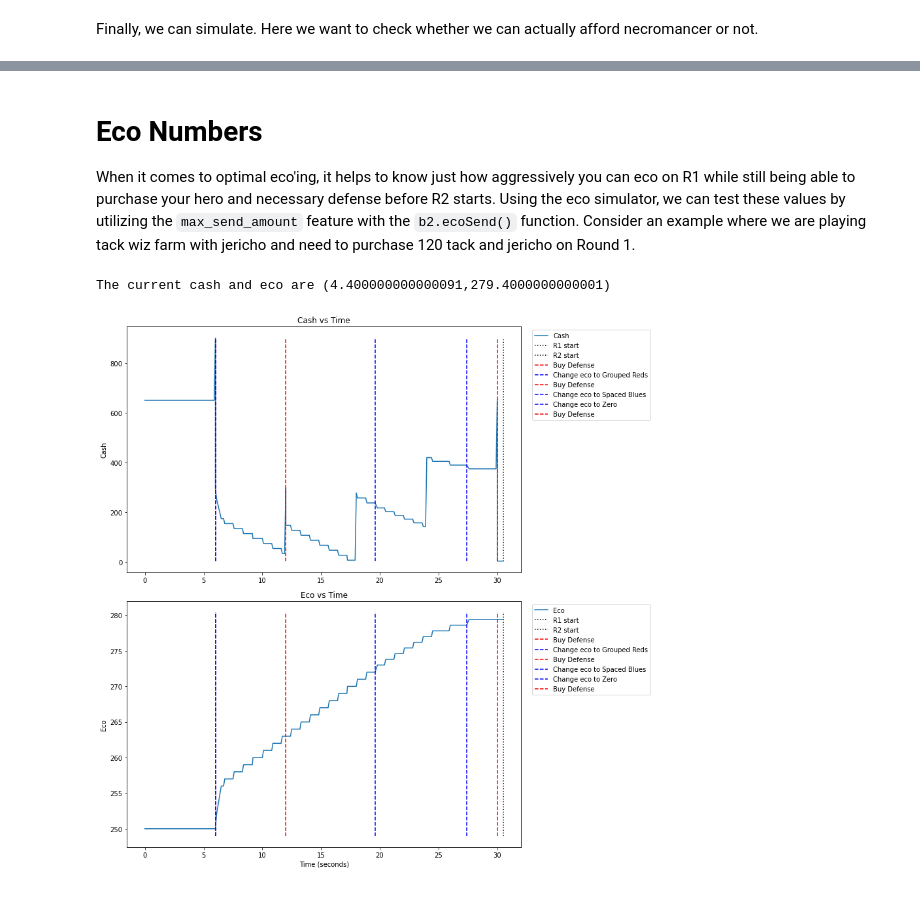
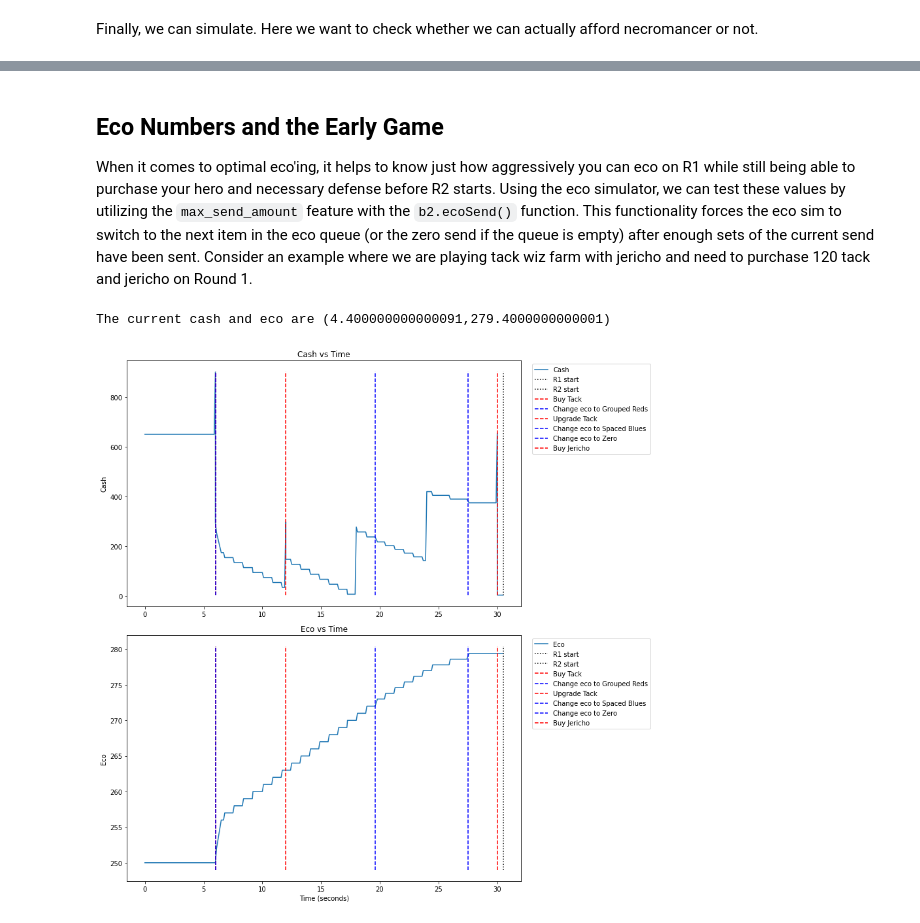
Before and after one commit to redlaserbmBTD/BTDB2_SIMULATOR, a Jupyter notebook: examples/2_using_queues.ipynb, the cells around one changed output, grey strips where cells are left out. Cells and saved outputs as stored; diff of their text form; code cells hidden in the pictures.

Commit message:
better handling of global variables, updated druid farms, new "max_eco_amount" functionality for eco, and more!

```diff
--- a/examples/2_using_queues.ipynb
+++ b/examples/2_using_queues.ipynb
@@ -122,36 +119,36 @@ The minimum eco which lets us afford necro is 398.3
 # %% [markdown]
-# Eco Numbers
+## Eco Numbers and the Early Game
 
-When it comes to optimal eco'ing, it helps to know just how aggressively you can eco on R1 while still being able to purchase your hero and necessary defense before R2 starts. Using the eco simulator, we can test these values by utilizing the `max_send_amount` feature with the `b2.ecoSend()` function. Consider an example where we are playing tack wiz farm with jericho and need to purchase 120 tack and jericho on Round 1.
+When it comes to optimal eco'ing, it helps to know just how aggressively you can eco on R1 while still being able to purchase your hero and necessary defense before R2 starts. Using the eco simulator, we can test these values by utilizing the `max_send_amount` feature with the `b2.ecoSend()` function. This functionality forces the eco sim to switch to the next item in the eco queue (or the zero send if the queue is empty) after enough sets of the current send have been sent. Consider an example where we are playing tack wiz farm with jericho and need to purchase 120 tack and jericho on Round 1.
 # %%
 rounds = b2.Rounds(0.5)
 
 buy_queue = [
-    [b2.buyDefense(280 + 100 + 225, min_buy_time = rounds.getTimeFromRound(1))], #Buy 020 tack
-    [b2.buyDefense(150, min_buy_time = rounds.getTimeFromRound(1) + 6)], #Upgrade to 120 tack
-    [b2.buyDefense(650, min_buy_time = rounds.getTimeFromRound(1.5))] #Buy Jericho
+    [b2.buyDefense(280 + 100 + 225, min_buy_time = rounds.getTimeFromRound(1), message = "Buy Tack")], #Buy 020 tack
+    [b2.buyDefense(150, min_buy_time = rounds.getTimeFromRound(1) + 6, message = "Upgrade Tack")], #Upgrade to 120 tack
+    [b2.buyDefense(650, min_buy_time = rounds.getTimeFromRound(1.5), message = "Buy Jericho")] #Buy Jericho
 ]
 
 eco_queue = [
         b2.ecoSend(rounds.getTimeFromRound(1), 'Grouped Reds', max_send_amount = 23),
         b2.ecoSend(rounds.getTimeFromRound(2), 'Spaced Blues', max_send_amount = 8)
 ]
 
 initial_state_game = {
     'Cash': 650,
     'Eco': 250,
     'Eco Send': 'Zero',
     'Rounds': rounds,
     'Game Round': 0,
     'Buy Queue': copy.deepcopy(buy_queue),
     'Eco Queue': copy.deepcopy(eco_queue)
 }
 
 game_state = b2.GameState(initial_state_game)
 game_state.fastForward(target_round = 2)
 game_state.viewCashEcoHistory((12,12))
 print("The current cash and eco are (%s,%s)"%(game_state.cash, game_state.eco))
 b2.writeLog(game_state.logs, filename = 'eco_numbers')
 # %% [output]
 The current cash and eco are (4.400000000000091,279.4000000000001)
-[figure, old version]
+[figure, new version]
```
Also changed, not shown: parts of 17 cells of this notebook, 15 other files.
